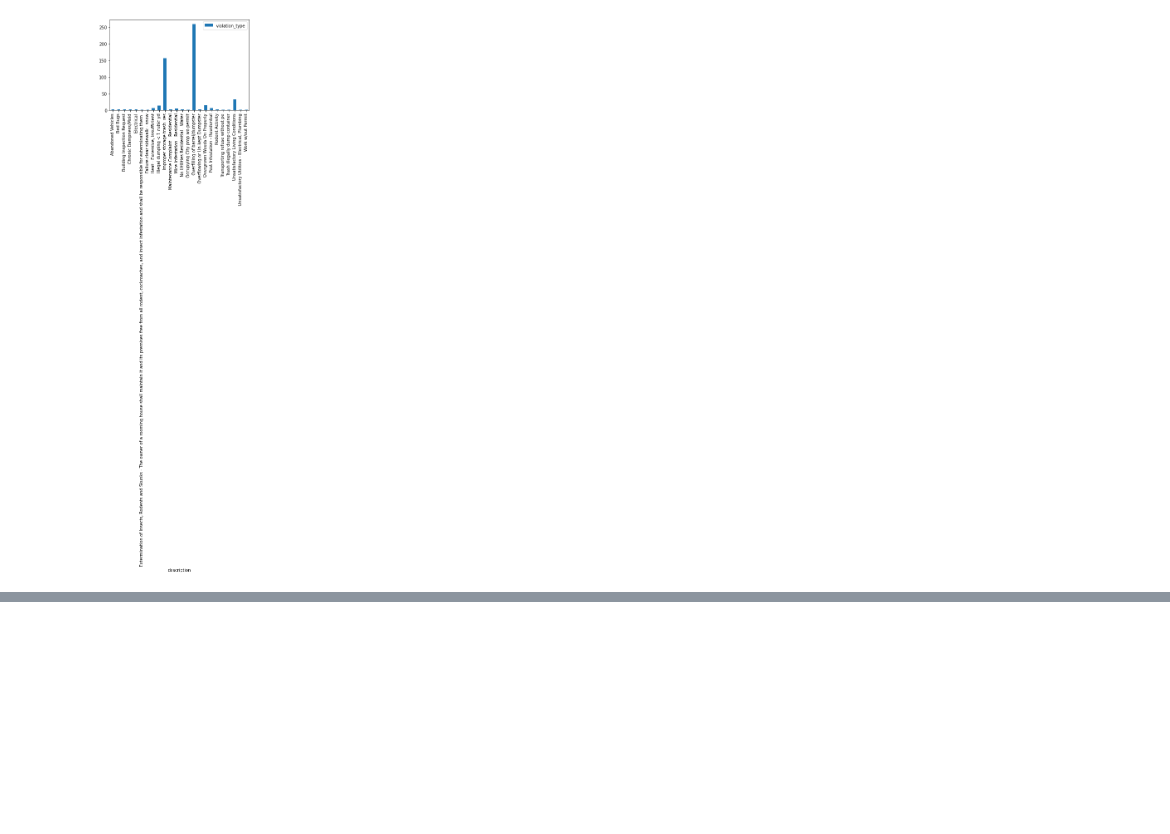
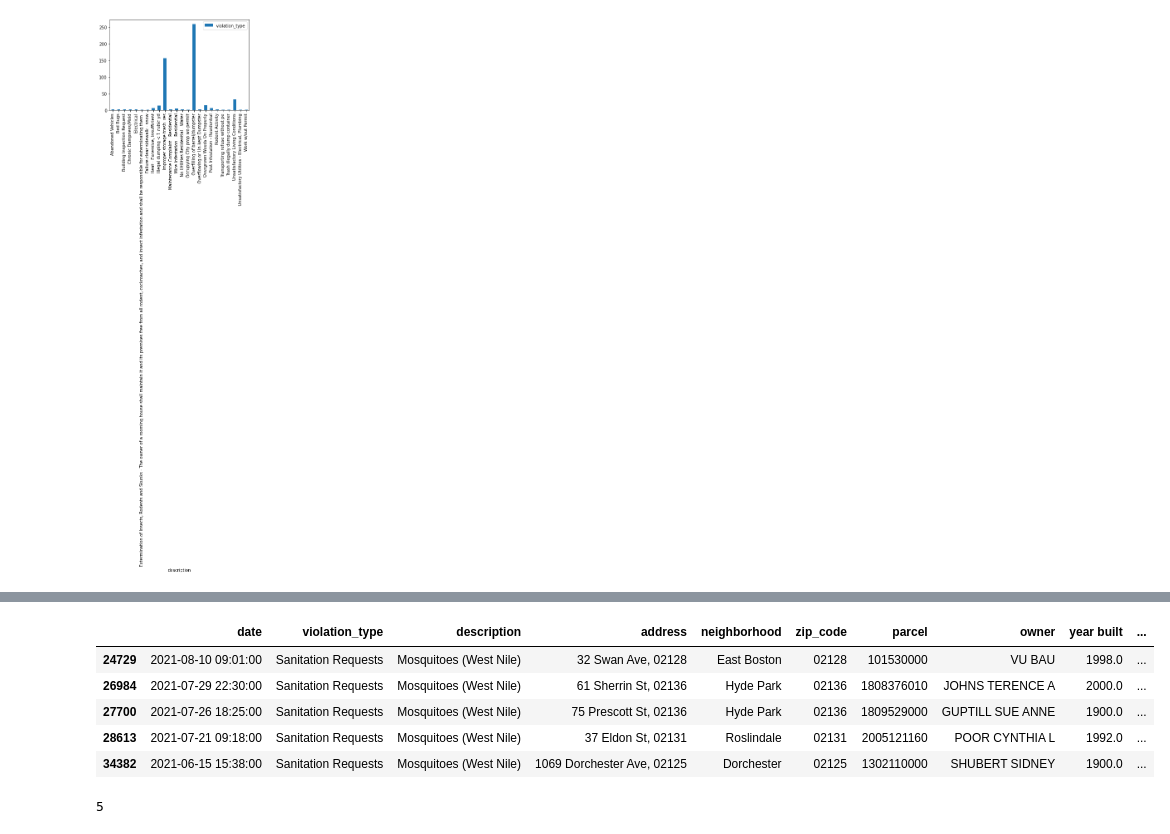
Before and after one commit to dsurraobhcc/CSC-225-01-2021FA, a Jupyter notebook: class25/Rentsmart EDA.ipynb, the cells around one changed output, grey strips where cells are left out. Saved outputs shown, nothing was run; the diff lists cells and outputs as text; code cells hidden in the pictures; blank space fills up the shorter version.

```diff
--- a/class25/Rentsmart EDA.ipynb
+++ b/class25/Rentsmart EDA.ipynb
@@ -158,0 +201,14 @@ gbm[['description', 'violation_type']].groupby('description').count().plot(kind=
+# %%
+mosquitoes = rentsmart_2021[rentsmart_2021['description'] == 'Mosquitoes (West Nile)']
+mosquitoes
+# %% [output]
+|  | date | violation_type | description | address | neighborhood | zip_code | parcel | owner | year built | ... |
+| 24729 | 2021-08-10 09:01:00 | Sanitation Requests | Mosquitoes (West Nile) | 32 Swan Ave, 02128 | East Boston | 02128 | 101530000 | VU BAU | 1998.0 | ... |
+| 26984 | 2021-07-29 22:30:00 | Sanitation Requests | Mosquitoes (West Nile) | 61 Sherrin St, 02136 | Hyde Park | 02136 | 1808376010 | JOHNS TERENCE A | 2000.0 | ... |
+| 27700 | 2021-07-26 18:25:00 | Sanitation Requests | Mosquitoes (West Nile) | 75 Prescott St, 02136 | Hyde Park | 02136 | 1809529000 | GUPTILL SUE ANNE | 1900.0 | ... |
+| 28613 | 2021-07-21 09:18:00 | Sanitation Requests | Mosquitoes (West Nile) | 37 Eldon St, 02131 | Roslindale | 02131 | 2005121160 | POOR CYNTHIA L | 1992.0 | ... |
+| 34382 | 2021-06-15 15:38:00 | Sanitation Requests | Mosquitoes (West Nile) | 1069 Dorchester Ave, 02125 | Dorchester | 02125 | 1302110000 | SHUBERT SIDNEY | 1900.0 | ... |
+# %%
+len(mosquitoes)
+# %% [output]
+5
```
Also changed, not shown: parts of 5 cells of this notebook, 8 other files.
